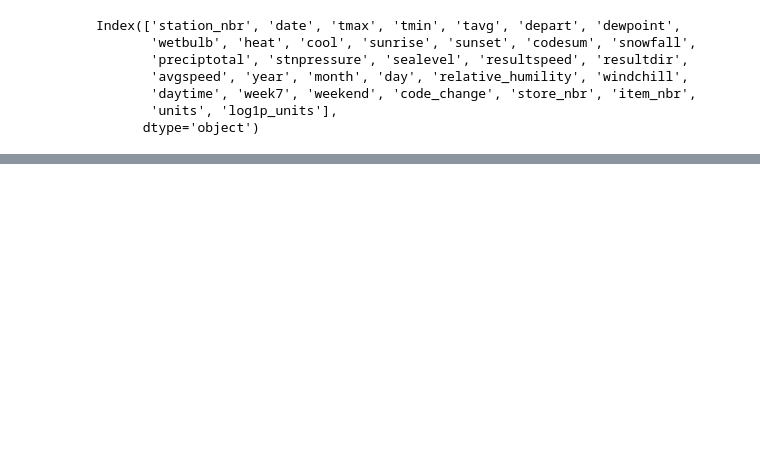
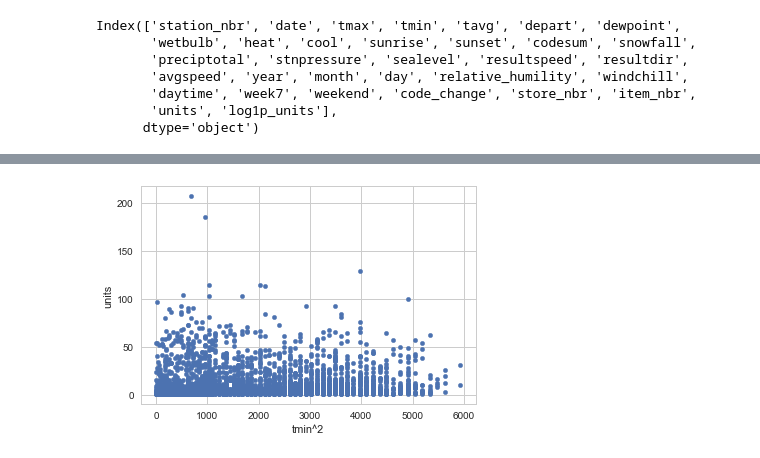
Before and after one commit to Junhojuno/Walmart-sales-in-stormy-weather, a Jupyter notebook: weather2_code/station1.ipynb, the cells around one changed output, grey strips where cells are left out. Drawn from its saved outputs; the diff is of its cells as text; code cells hidden in the pictures; blank space fills up the shorter version.

```diff
--- a/weather2_code/station1.ipynb
+++ b/weather2_code/station1.ipynb
@@ -150,0 +128,5 @@ IndexError: tuple index out of range
+# %%
+station.plot.scatter('tmin^2','units')
+plt.show()
+# %% [output]
+[figure, added]
```
Also changed, not shown: parts of 16 cells of this notebook.
